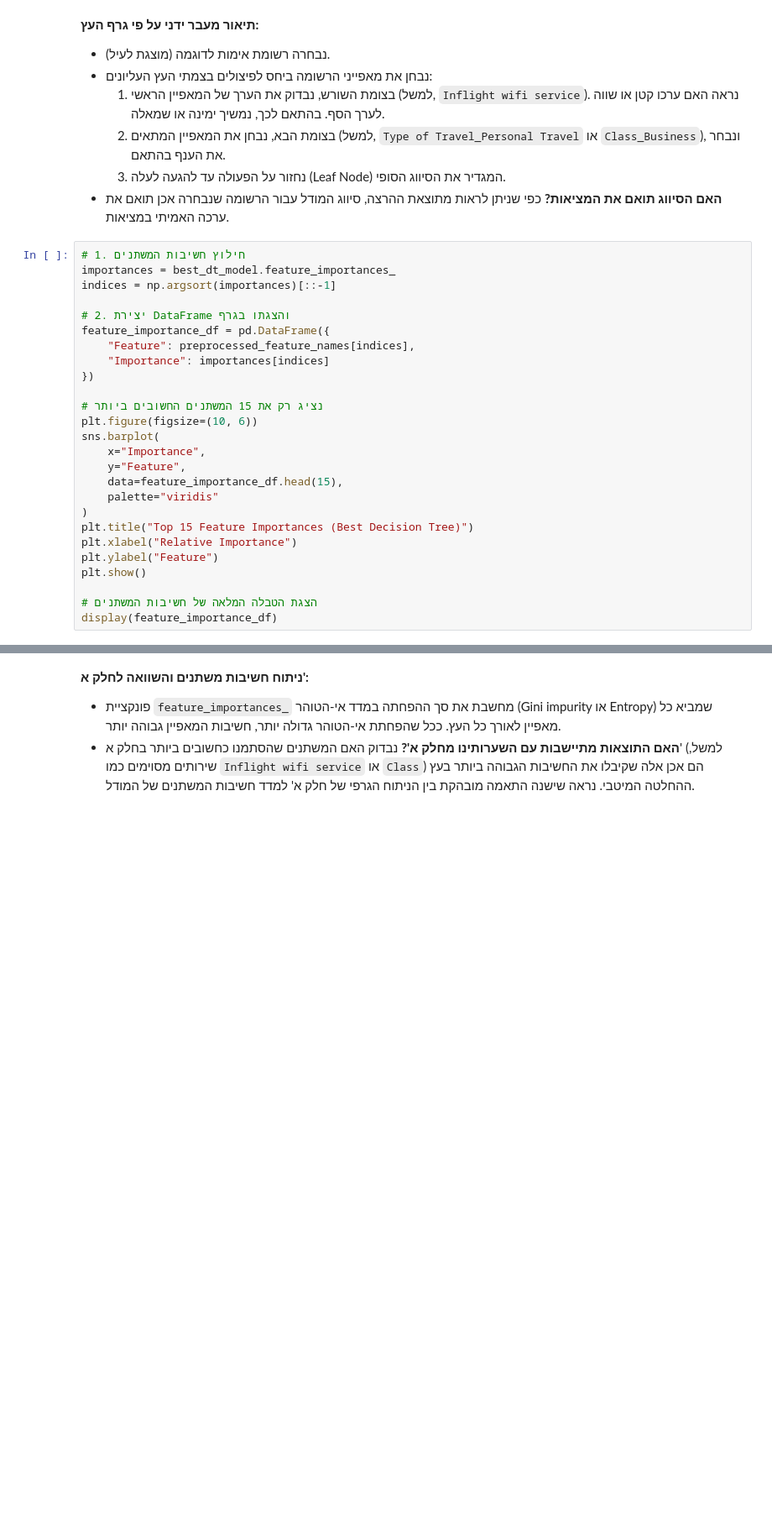
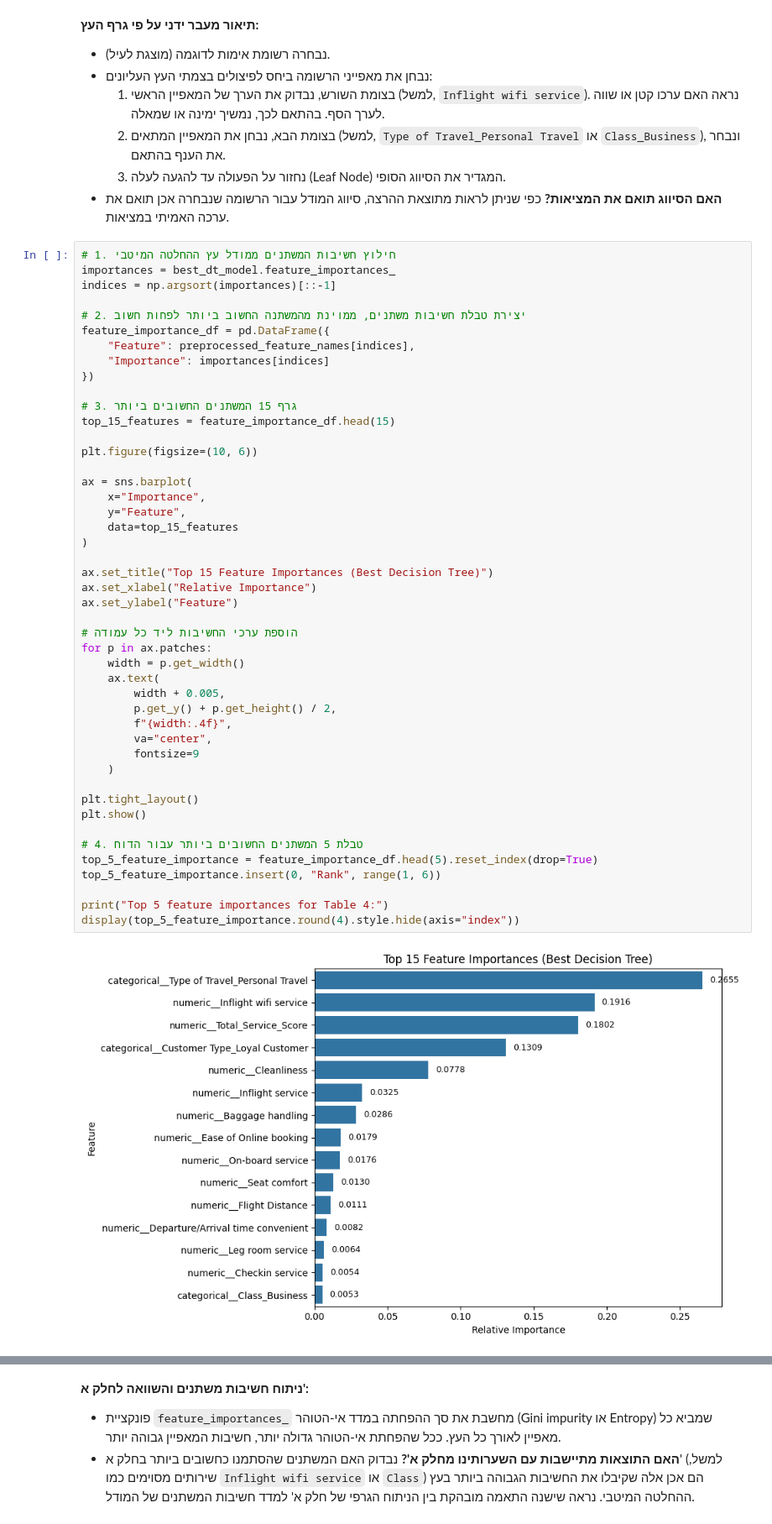
Before and after one commit to yaelelazari/ML_Project, a Jupyter notebook: Airline_Project_Part_B_Group3.ipynb, the cells around one changed output, grey strips where cells are left out. Shown at 84% size. Drawn from its saved outputs; the diff is of its cells as text; blank space fills up the shorter version.

```diff
--- a/Airline_Project_Part_B_Group3.ipynb
+++ b/Airline_Project_Part_B_Group3.ipynb
@@ -747,28 +1265,50 @@ print(f"Model Prediction: {sample_pred} ({'Satisfied' if sample_pred == 1 else '
   3. נחזור על הפעולה עד להגעה לעלה (Leaf Node) המגדיר את הסיווג הסופי.
 - **האם הסיווג תואם את המציאות?** כפי שניתן לראות מתוצאת ההרצה, סיווג המודל עבור הרשומה שנבחרה אכן תואם את ערכה האמיתי במציאות.
 # %%
-# 1. חילוץ חשיבות המשתנים
+# 1. חילוץ חשיבות המשתנים ממודל עץ ההחלטה המיטבי
 importances = best_dt_model.feature_importances_
 indices = np.argsort(importances)[::-1]
 
-# 2. יצירת DataFrame והצגתו בגרף
+# 2. יצירת טבלת חשיבות משתנים, ממוינת מהמשתנה החשוב ביותר לפחות חשוב
 feature_importance_df = pd.DataFrame({
     "Feature": preprocessed_feature_names[indices],
     "Importance": importances[indices]
 })
 
-# נציג רק את 15 המשתנים החשובים ביותר
+# 3. גרף 15 המשתנים החשובים ביותר
+top_15_features = feature_importance_df.head(15)
+
 plt.figure(figsize=(10, 6))
-sns.barplot(
+
+ax = sns.barplot(
     x="Importance",
     y="Feature",
-    data=feature_importance_df.head(15),
-    palette="viridis"
+    data=top_15_features
 )
-plt.title("Top 15 Feature Importances (Best Decision Tree)")
-plt.xlabel("Relative Importance")
-plt.ylabel("Feature")
+
+ax.set_title("Top 15 Feature Importances (Best Decision Tree)")
+ax.set_xlabel("Relative Importance")
+ax.set_ylabel("Feature")
+
+# הוספת ערכי החשיבות ליד כל עמודה
+for p in ax.patches:
+    width = p.get_width()
+    ax.text(
+        width + 0.005,
+        p.get_y() + p.get_height() / 2,
+        f"{width:.4f}",
+        va="center",
+        fontsize=9
+    )
+
+plt.tight_layout()
 plt.show()
 
-# הצגת הטבלה המלאה של חשיבות המשתנים
-display(feature_importance_df)
+# 4. טבלת 5 המשתנים החשובים ביותר עבור הדוח
+top_5_feature_importance = feature_importance_df.head(5).reset_index(drop=True)
+top_5_feature_importance.insert(0, "Rank", range(1, 6))
+
+print("Top 5 feature importances for Table 4:")
+display(top_5_feature_importance.round(4).style.hide(axis="index"))
+# %% [output]
+[figure, added]
```
Also changed, not shown: parts of 30 cells of this notebook.
